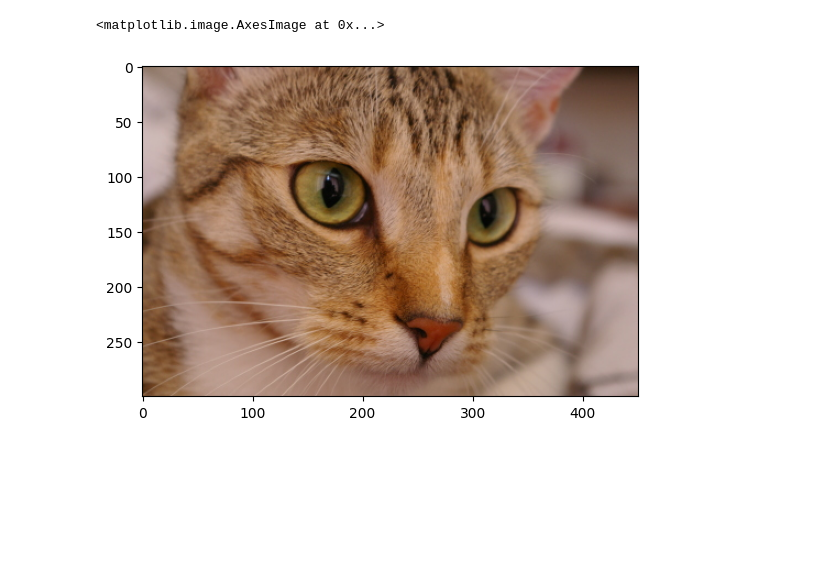
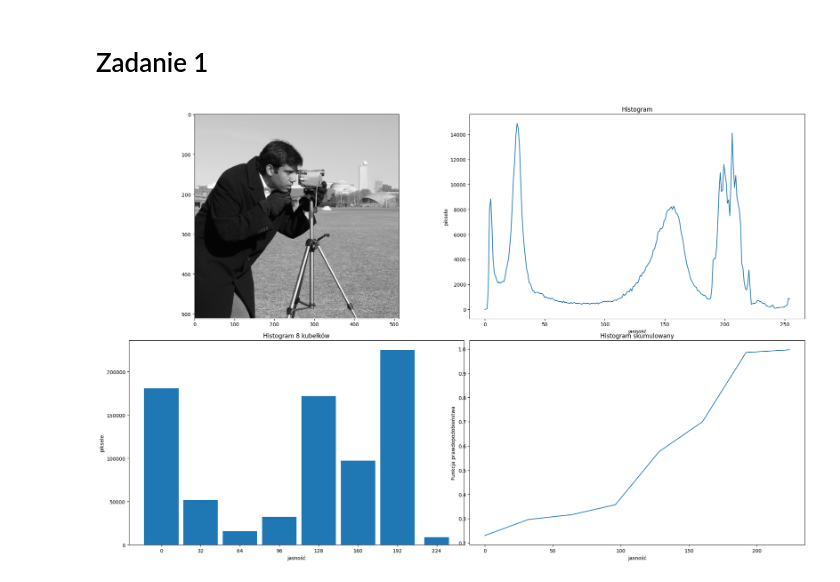
Before and after one commit to MartynaSzymanskaGitHub/przetwarzanie_obrazow, a Jupyter notebook: lab2_245938.ipynb, the cells around one changed output. Cells and saved outputs as stored; diff of their text form; code cells hidden in the pictures; blank space fills up the shorter version.

```diff
--- a/lab2_245938.ipynb
+++ b/lab2_245938.ipynb
@@ -1,9 +1,52 @@
+# %% [markdown]
+<h1> Zadanie 1 </h1>
 # %%
 import skimage as ski
 import matplotlib.pyplot as plt
-
-chelsea = ski.data.chelsea()
-plt.imshow(chelsea)
+import cv2
+import numpy as np
-# %% [output]
-<matplotlib.image.AxesImage at 0x...>
-[figure, removed]
+# %%
+camera = ski.data.camera()
+camera = cv2.cvtColor(camera, cv2.COLOR_GRAY2BGR)
+
+hist , hist_camera = np.histogram(camera, bins=256, range=(0, 255))
+
+
+plt.figure(figsize=(20,13))
+plt.subplot(2,2,1)
+plt.imshow(camera)
+plt.subplot(2,2,2)
+plt.title("Histogram")
+plt.ylabel("piksele")
+plt.xlabel("jasność")
+plt.plot(hist_camera[:-1], hist)
+
+
+bins_range = [0,32,64,96,128,160,192,224,248]
+hist , hist_camera = np.histogram(camera, bins=bins_range)
+
+
+plt.subplot(2,2,3)
+plt.title("Histogram 8 kubełków")
+plt.ylabel("piksele")
+plt.xlabel("jasność")
+plt.xticks(bins_range)
+plt.bar(bins_range[:-1], hist, width=np.diff(bins_range )-4)
+
+plt.tight_layout()
+
+
+plt.subplot(2,2,4)
+plt.title("Histogram skumulowany")
+plt.ylabel("Funkcja prawdopodobieństwa")
+plt.xlabel("jasność")
+
+total_pixels = camera.size
+cumsum_hist = np.cumsum(hist)
+y_axis = cumsum_hist / total_pixels
+
+plt.plot(bins_range[:-1],y_axis )
+
+plt.show()
+# %% [output]
+[figure, added]
```
Also changed, not shown: parts of 7 cells of this notebook, 1 other file.
